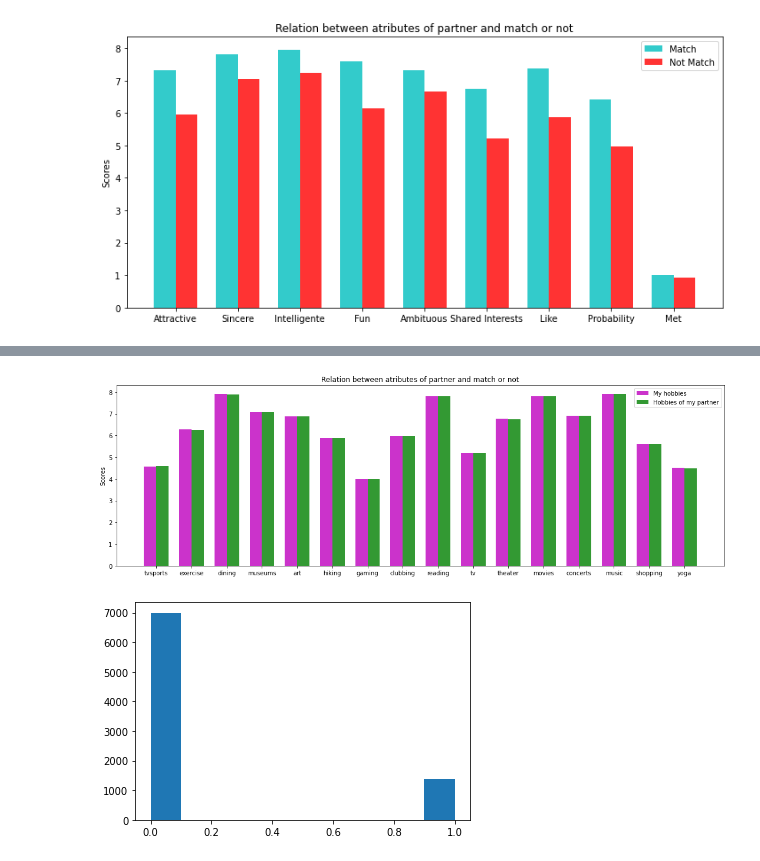
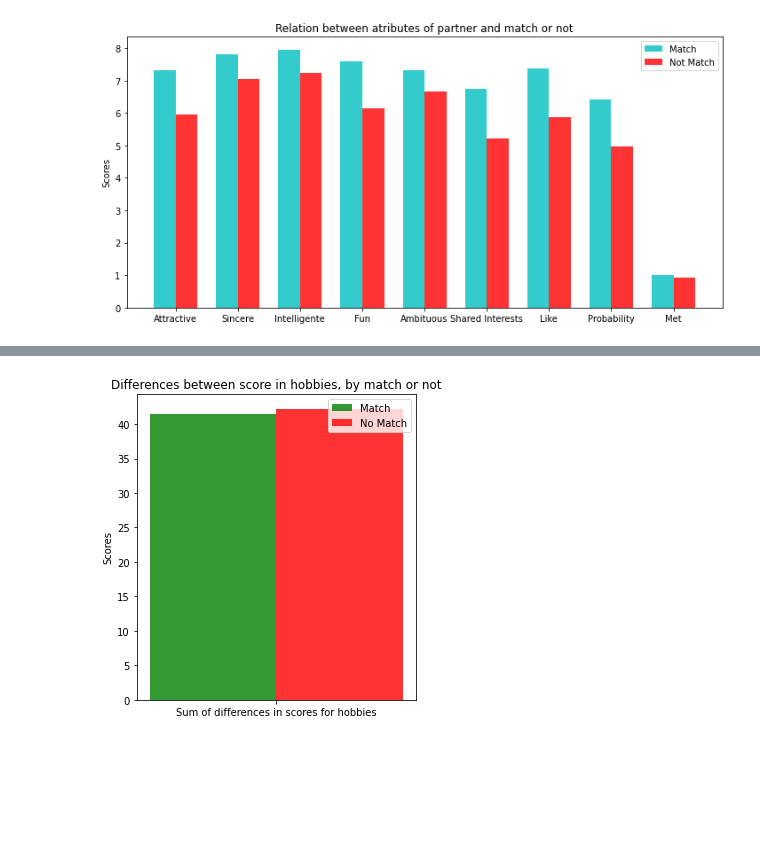
Before and after one commit to ZoziLaMalice/speed_dating, a Jupyter notebook: Notebook/first_cleaning_&_analyse.ipynb, the cells around one changed output, grey strips where cells are left out. Cells and saved outputs as stored; diff of their text form; code cells hidden in the pictures; blank space fills up the shorter version.

```diff
--- a/Notebook/first_cleaning_&_analyse.ipynb
+++ b/Notebook/first_cleaning_&_analyse.ipynb
@@ -314,34 +382,29 @@ hobbies_data_match.head()
 # %%
-hobbies_data_match_self = hobbies_data_match[['tvsports', 'exercise', 'dining', 'museums', 'art', 'hiking', 'gaming', 'clubbing', 'reading', 'tv', 'theater', 'movies', 'concerts', 'music', 'shopping', 'yoga']].mean()
-hobbies_data_match_partner = hobbies_data_match[['tvsports_p', 'exercise_p', 'dining_p', 'museums_p', 'art_p', 'hiking_p', 'gaming_p', 'clubbing_p', 'reading_p', 'tv_p', 'theater_p', 'movies_p', 'concerts_p', 'music_p', 'shopping_p', 'yoga_p']].mean()
+hobbies_data_match_chart = hobbies_data_match.Diff_Interests.mean()
+hobbies_data_no_match_chart = hobbies_data_no_match.Diff_Interests.mean()
 
-plt.figure(figsize=(15, 5))
-index = np.arange(len(hobbies_data_match_self))
-bar_width = 0.35
+plt.figure(figsize=(5, 5))
+index = np.arange(1)
+bar_width = 35
 opacity = 0.8
 
-bar1 = plt.bar(index, hobbies_data_match_self.values, bar_width,
-alpha=opacity,
-color='m',
-label='My hobbies')
-
-bar2 = plt.bar(index + bar_width, hobbies_data_match_partner.values, bar_width,
+bar1 = plt.bar(index, hobbies_data_match_chart, bar_width,
 alpha=opacity,
 color='g',
-label='Hobbies of my partner')
+label='Match')
+
+bar2 = plt.bar(index + bar_width, hobbies_data_no_match_chart, bar_width,
+alpha=opacity,
+color='r',
+label='No Match')
 
 plt.ylabel('Scores')
-plt.title('Relation between atributes of partner and match or not')
-plt.xticks(index + bar_width/2, hobbies_data_match_self.index)
+plt.title('Differences between score in hobbies, by match or not')
+plt.xticks(index + bar_width/2, ['Sum of differences in scores for hobbies'])
 plt.legend()
 
 
 plt.tight_layout()
 plt.show()
 # %% [output]
-[figure, old version]
+[figure, new version]
-# %%
-plt.hist(full_data.match)
-plt.show()
-# %% [output]
-[figure, removed]
```
Also changed, not shown: parts of 10 cells of this notebook, 1 other file.
